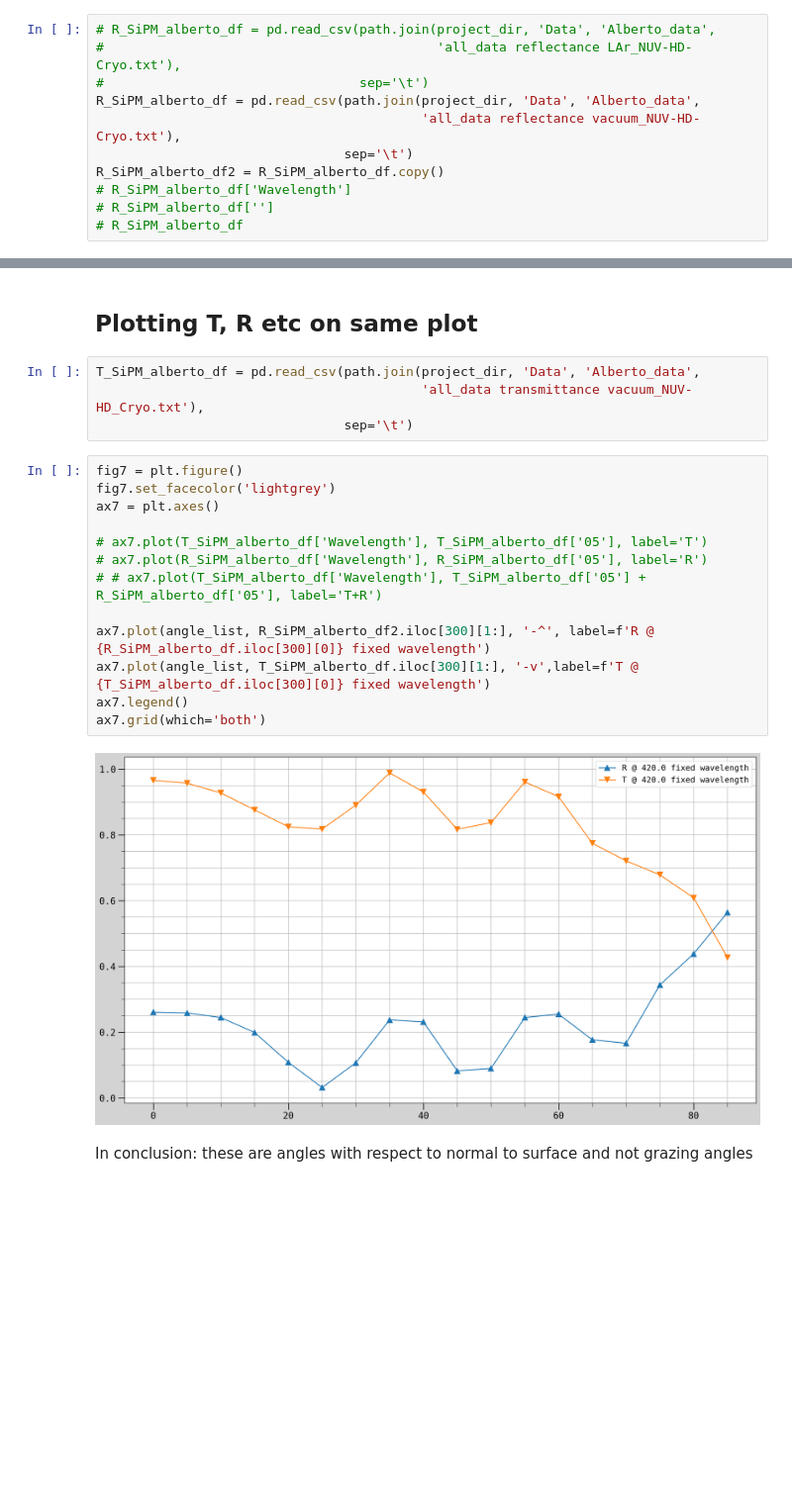
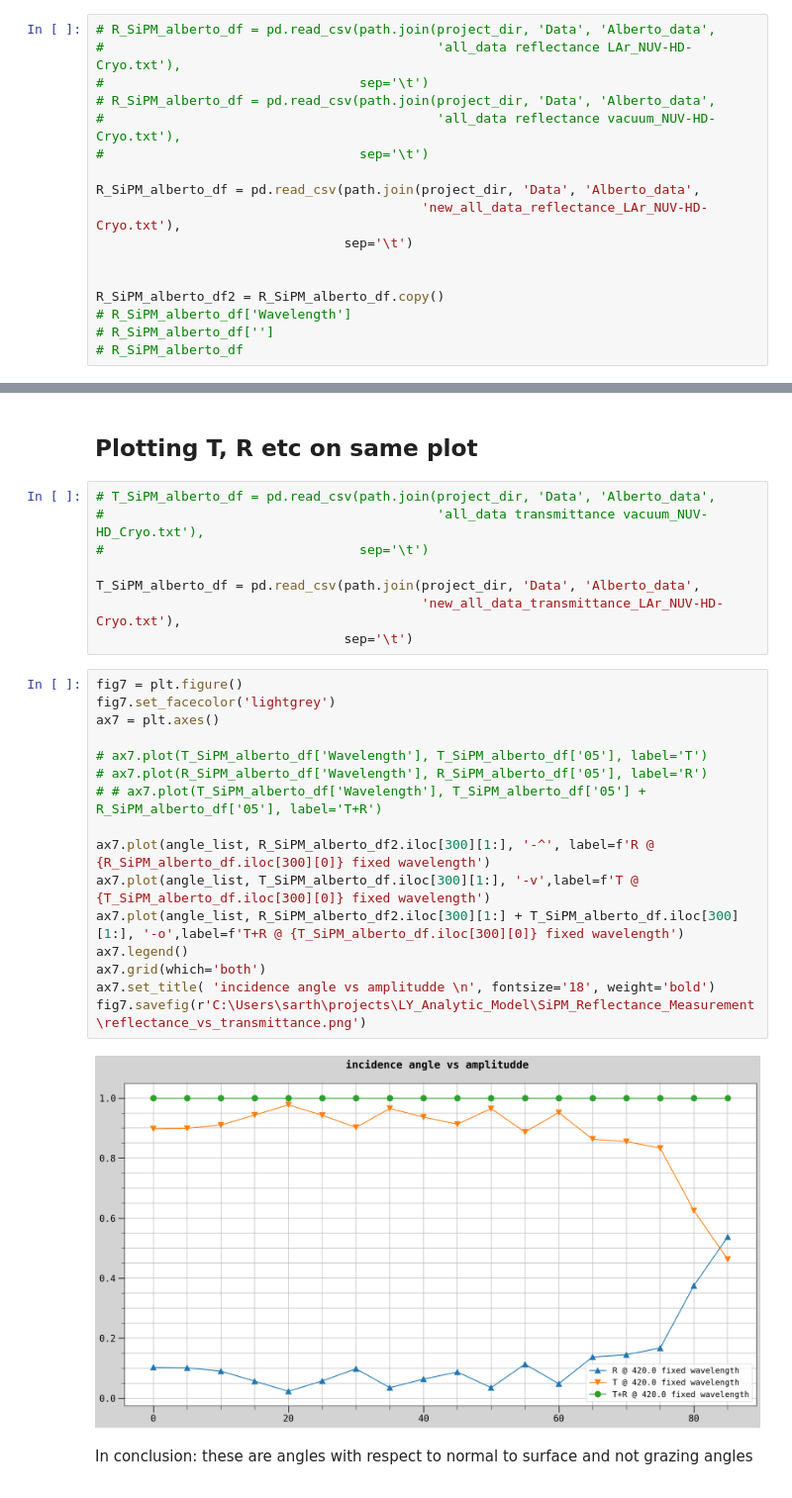
Before and after one commit to sarthchoudhary/AMELY, a Jupyter notebook: reflectance_comparison.ipynb, the cells around one changed output, grey strips where cells are left out. Shown at 99% size. Cells and saved outputs as stored; diff of their text form; blank space fills up the shorter version.

```diff
--- a/reflectance_comparison.ipynb
+++ b/reflectance_comparison.ipynb
@@ -86,9 +86,15 @@ R_SiPM_measured_cor_df
 # R_SiPM_alberto_df = pd.read_csv(path.join(project_dir, 'Data', 'Alberto_data',
 #                                           'all_data reflectance LAr_NUV-HD-Cryo.txt'),
 #                                 sep='\t')
+# R_SiPM_alberto_df = pd.read_csv(path.join(project_dir, 'Data', 'Alberto_data',
+#                                           'all_data reflectance vacuum_NUV-HD-Cryo.txt'),
+#                                 sep='\t')
+
 R_SiPM_alberto_df = pd.read_csv(path.join(project_dir, 'Data', 'Alberto_data',
-                                          'all_data reflectance vacuum_NUV-HD-Cryo.txt'),
+                                          'new_all_data_reflectance_LAr_NUV-HD-Cryo.txt'),
                                 sep='\t')
+
+
 R_SiPM_alberto_df2 = R_SiPM_alberto_df.copy()
 # R_SiPM_alberto_df['Wavelength']
 # R_SiPM_alberto_df['']
@@ -470,23 +477,30 @@ ax3.legend()
 # %% [markdown]
 <h2> Plotting T, R etc on same plot </h2>
 # %%
+# T_SiPM_alberto_df = pd.read_csv(path.join(project_dir, 'Data', 'Alberto_data',
+#                                           'all_data transmittance vacuum_NUV-HD_Cryo.txt'),
+#                                 sep='\t')
+
 T_SiPM_alberto_df = pd.read_csv(path.join(project_dir, 'Data', 'Alberto_data',
-                                          'all_data transmittance vacuum_NUV-HD_Cryo.txt'),
+                                          'new_all_data_transmittance_LAr_NUV-HD-Cryo.txt'),
                                 sep='\t')
 # %%
 fig7 = plt.figure()
 fig7.set_facecolor('lightgrey')
 ax7 = plt.axes()
 
 # ax7.plot(T_SiPM_alberto_df['Wavelength'], T_SiPM_alberto_df['05'], label='T')
 # ax7.plot(R_SiPM_alberto_df['Wavelength'], R_SiPM_alberto_df['05'], label='R')
 # # ax7.plot(T_SiPM_alberto_df['Wavelength'], T_SiPM_alberto_df['05'] + R_SiPM_alberto_df['05'], label='T+R')
 
 ax7.plot(angle_list, R_SiPM_alberto_df2.iloc[300][1:], '-^', label=f'R @ {R_SiPM_alberto_df.iloc[300][0]} fixed wavelength')
 ax7.plot(angle_list, T_SiPM_alberto_df.iloc[300][1:], '-v',label=f'T @ {T_SiPM_alberto_df.iloc[300][0]} fixed wavelength')
+ax7.plot(angle_list, R_SiPM_alberto_df2.iloc[300][1:] + T_SiPM_alberto_df.iloc[300][1:], '-o',label=f'T+R @ {T_SiPM_alberto_df.iloc[300][0]} fixed wavelength')
 ax7.legend()
 ax7.grid(which='both')
+ax7.set_title( 'incidence angle vs amplitudde \n', fontsize='18', weight='bold')
+fig7.savefig(r'C:\Users\sarth\projects\LY_Analytic_Model\SiPM_Reflectance_Measurement\reflectance_vs_transmittance.png')
 # %% [output]
-[figure, old version]
+[figure, new version]
 # %% [markdown]
 <p> In conclusion: these are angles with respect to normal to surface and not grazing angles<p>
```
Also changed, not shown: parts of 4 cells of this notebook.
